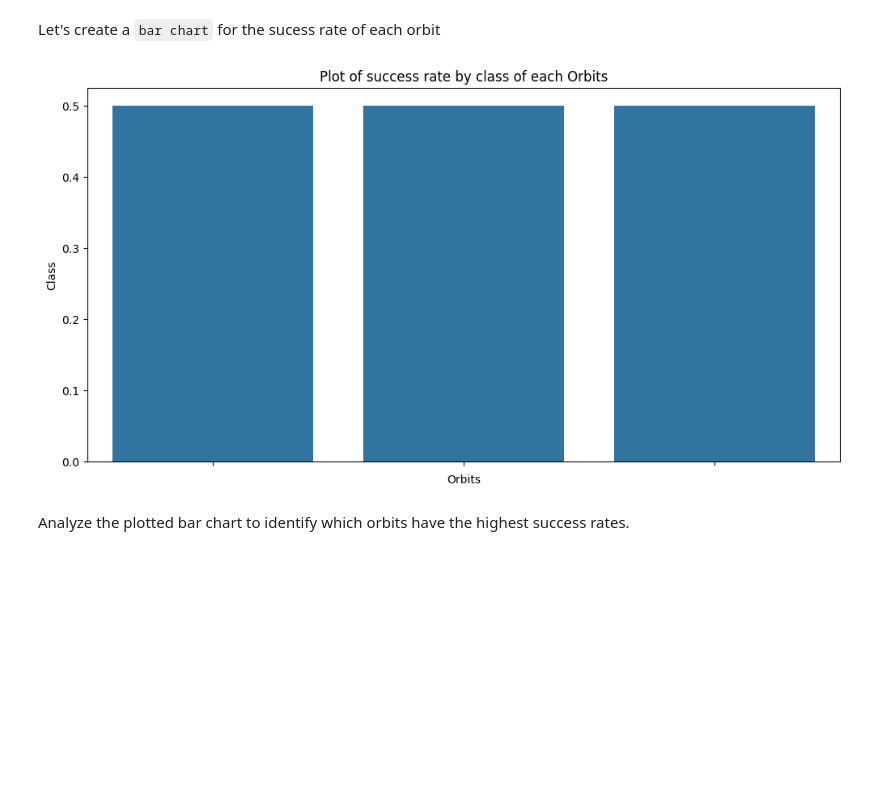
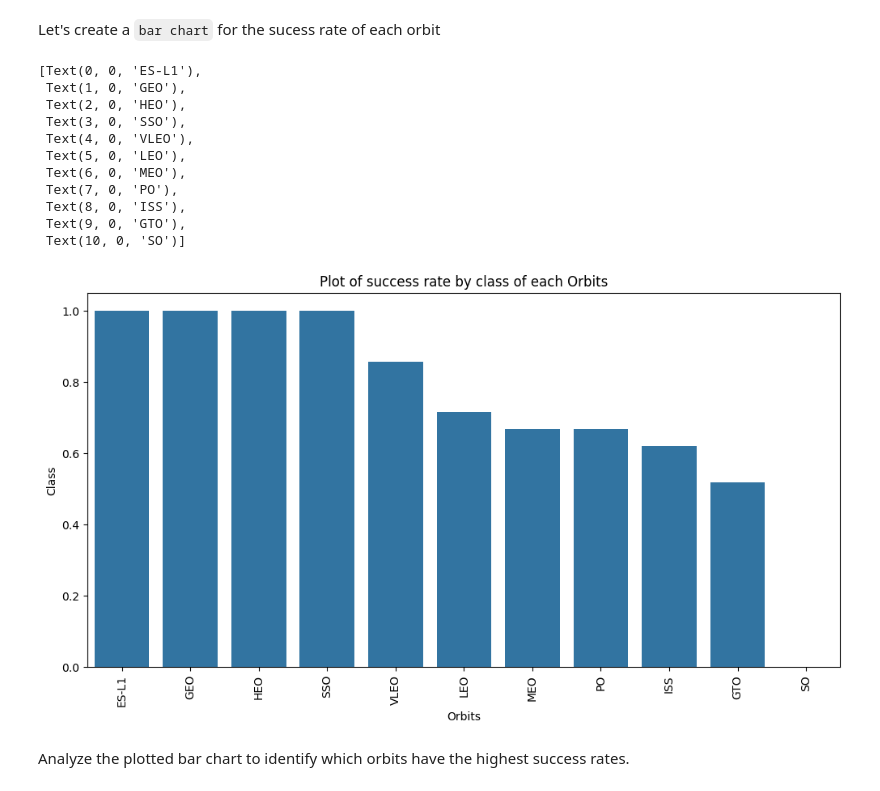
Before and after one commit to kishii239/Applied-Data-Science-Capstone, a Jupyter notebook: Module_2/edadataviz.ipynb, the cells around one changed output. Saved outputs shown, nothing was run; the diff lists cells and outputs as text; code cells hidden in the pictures; blank space fills up the shorter version.

```diff
--- a/Module_2/edadataviz.ipynb
+++ b/Module_2/edadataviz.ipynb
@@ -127,19 +127,36 @@ Let's create a `bar chart` for the sucess rate of each orbit
 # %%
 # HINT use groupby method on Orbit column and get the mean of Class column
 df.head()
 
 df_groupby_orbits = df.groupby('Orbit').Class.mean()
 df_groupby_orbits
 
 grouped_orbits = df.groupby(by=['Orbit'])['Class'].mean().sort_values(ascending=False).reset_index()
 fig, ax=plt.subplots(figsize=(12,6))
 ax = sns.barplot(x = 'Orbit', y = 'Class', data=grouped_orbits)
 ax.set_title('Plot of success rate by class of each Orbits', fontdict={'size':12})
 ax.set_ylabel('Class', fontsize = 10)
 ax.set_xlabel('Orbits', fontsize = 10)
-ax.set_xticklabels(ax.get_xticklabels(), fontsize = 10, rotation=90);
+
+# Option 1
+ax.set_xticks(range(len(grouped_orbits['Orbit'])))  # set tick positions explicitly
+ax.set_xticklabels(grouped_orbits['Orbit'], fontsize=10, rotation=90)
+
+# Option 2
+#ax.tick_params(axis='x', labelsize=10, rotation=90)
 # %% [output]
+[Text(0, 0, 'ES-L1'),
+ Text(1, 0, 'GEO'),
+ Text(2, 0, 'HEO'),
+ Text(3, 0, 'SSO'),
+ Text(4, 0, 'VLEO'),
+ Text(5, 0, 'LEO'),
+ Text(6, 0, 'MEO'),
+ Text(7, 0, 'PO'),
+ Text(8, 0, 'ISS'),
+ Text(9, 0, 'GTO'),
+ Text(10, 0, 'SO')]
-[figure, old version]
+[figure, new version]
 # %% [markdown]
 Analyze the plotted bar chart to identify which orbits have the highest success rates.
 # %% [markdown]
```
Also changed, not shown: parts of 5 cells of this notebook, 1 other file.
